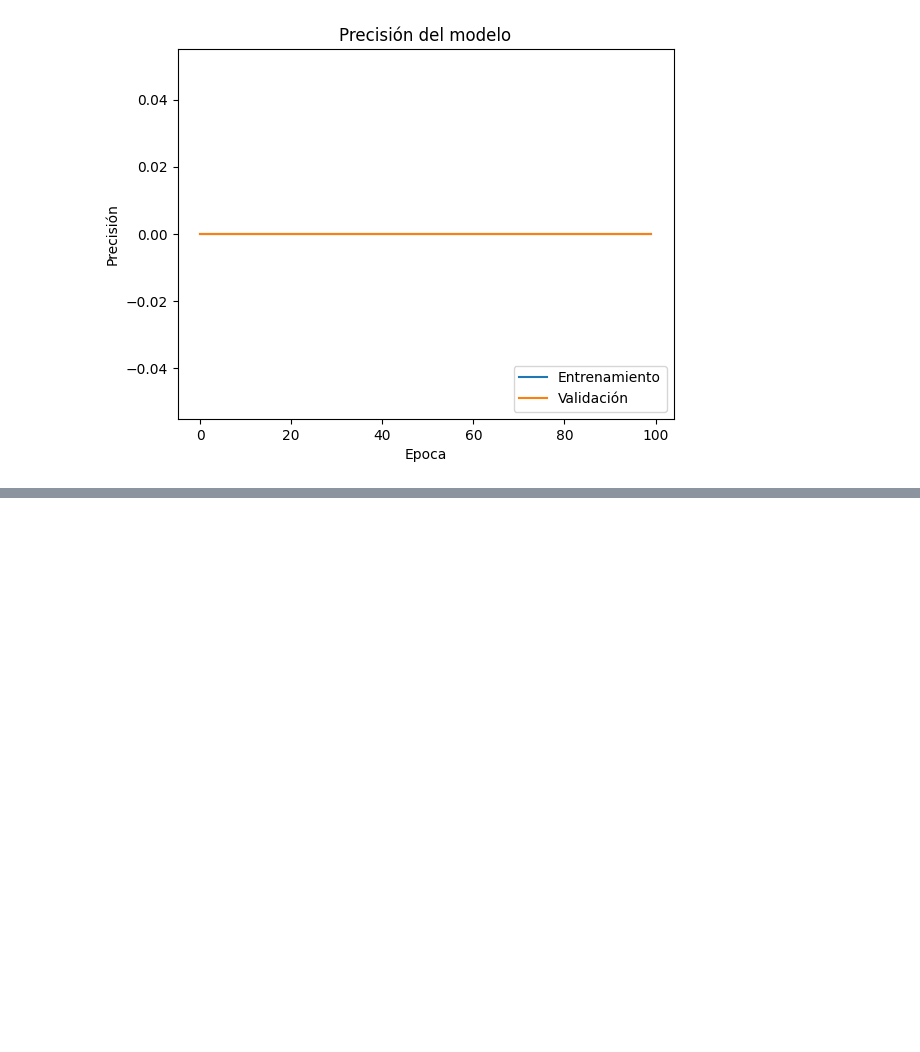
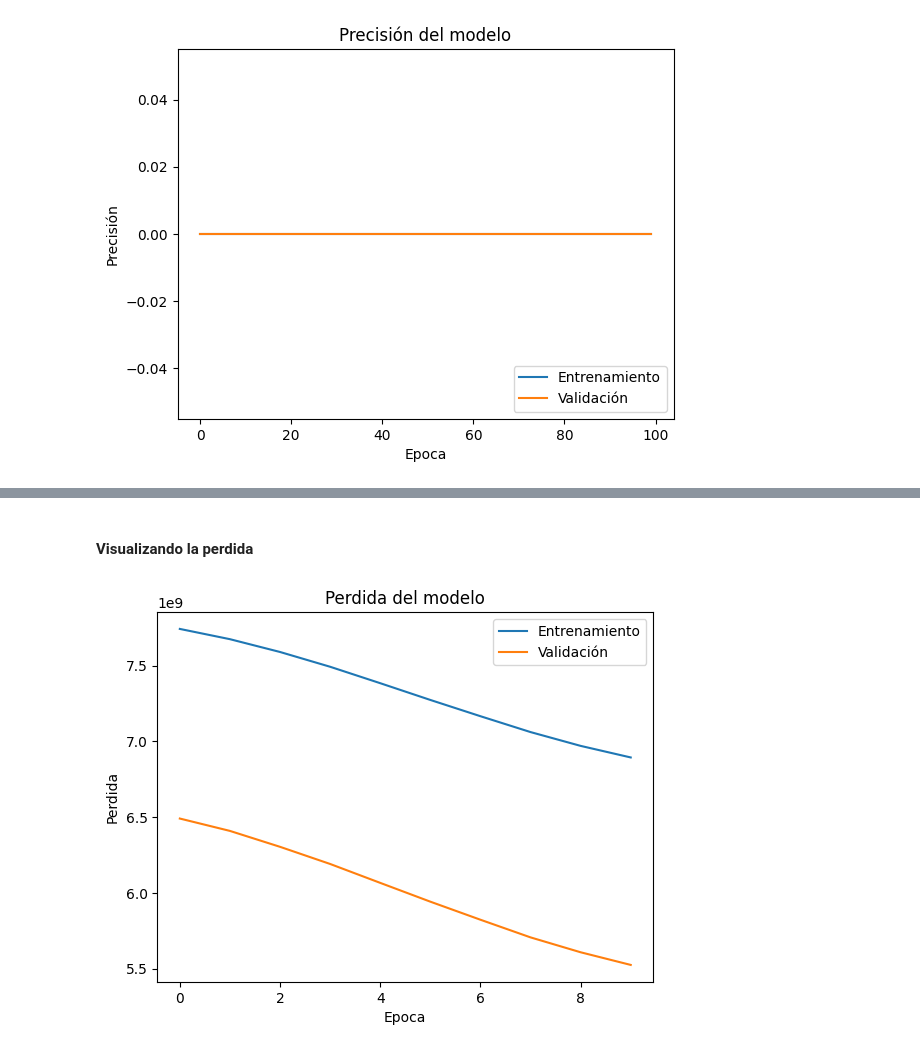
Before and after one commit to jleon253/house-rental-prediction, a Jupyter notebook: house_prediction_WKMC_ANN.ipynb, the cells around one changed output, grey strips where cells are left out. Cells and saved outputs as stored; diff of their text form; code cells hidden in the pictures; blank space fills up the shorter version.

Commit message:
Se agrega red neuronal LSTM

```diff
--- a/house_prediction_WKMC_ANN.ipynb
+++ b/house_prediction_WKMC_ANN.ipynb
@@ -583,0 +596,8 @@ plt.show()
+# %%
+modelLSTM = Sequential()
+modelLSTM.add(LSTM(128, return_sequences=True,
+               input_shape= (X_train.shape[1], 1)))
+modelLSTM.add(LSTM(64, return_sequences=False))
+modelLSTM.add(Dense(25))
+modelLSTM.add(Dense(1))
+modelLSTM.summary()
@@ -583,0 +624,3 @@ plt.show()
+# %%
+modelLSTM.compile(optimizer='adam', loss='mean_squared_error', metrics=["accuracy"])
+histLSTM = modelLSTM.fit(X_train, Y_train, batch_size=10, epochs=10, validation_data=(X_val, Y_val))
@@ -583,0 +657,14 @@ plt.show()
+# %% [markdown]
+#### Visualizando la perdida
+# %%
+# Grafico de perdida
+
+plt.plot(histLSTM.history['loss'])
+plt.plot(histLSTM.history['val_loss'])
+plt.title('Perdida del modelo')
+plt.ylabel('Perdida')
+plt.xlabel('Epoca')
+plt.legend(['Entrenamiento', 'Validación'], loc='upper right')
+plt.show()
+# %% [output]
+[figure, added]
```
Also changed, not shown: parts of 14 cells of this notebook.
